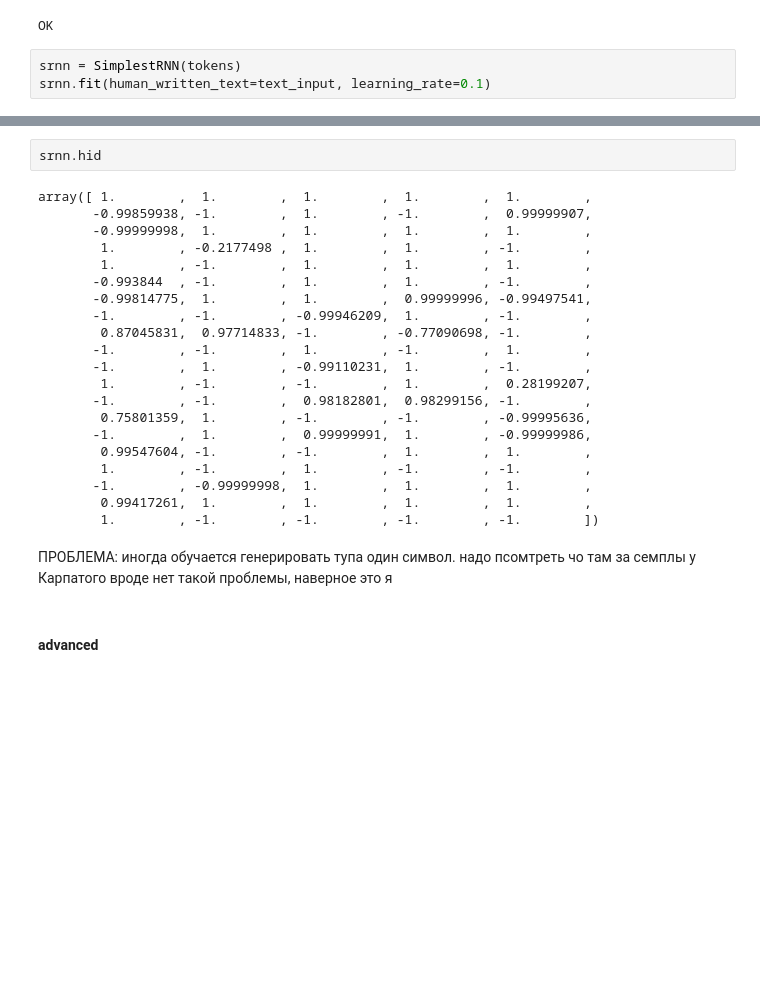
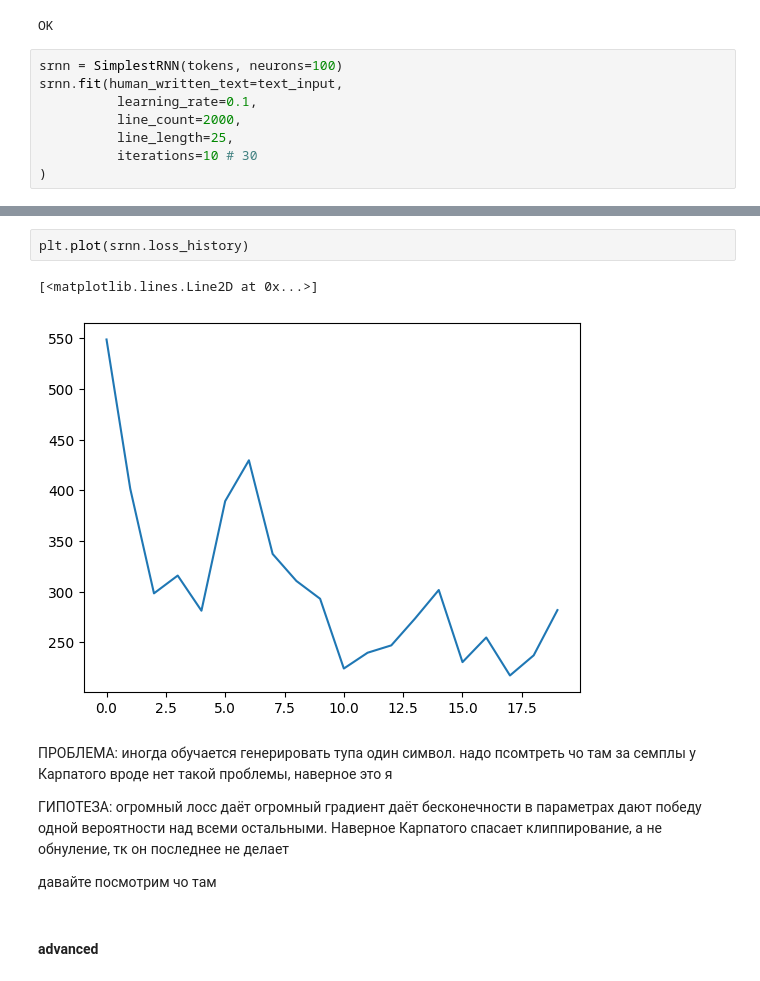
Before and after one commit to IgorZhiltsoff/ml-course, a Jupyter notebook: homeworks/hw3/assgn.ipynb, the cells around one changed output, grey strips where cells are left out. Cells and saved outputs as stored; diff of their text form; blank space fills up the shorter version.

```diff
--- a/homeworks/hw3/assgn.ipynb
+++ b/homeworks/hw3/assgn.ipynb
@@ -310,6 +376,11 @@ print("OK")
 # %% [output]
 OK
 # %%
-srnn = SimplestRNN(tokens)
-srnn.fit(human_written_text=text_input, learning_rate=0.1)
+srnn = SimplestRNN(tokens, neurons=100)
+srnn.fit(human_written_text=text_input,
+          learning_rate=0.1,
+          line_count=2000,
+          line_length=25,
+          iterations=10 # 30
+)
 # %% [output]
@@ -365,29 +443,15 @@ print(''.join(srnn.generate("энцефалит")))
-# %%
-srnn.hid
-# %% [output]
-array([ 1.        ,  1.        ,  1.        ,  1.        ,  1.        ,
-       -0.99859938, -1.        ,  1.        , -1.        ,  0.99999907,
-       -0.99999998,  1.        ,  1.        ,  1.        ,  1.        ,
-        1.        , -0.2177498 ,  1.        ,  1.        , -1.        ,
-        1.        , -1.        ,  1.        ,  1.        ,  1.        ,
-       -0.993844  , -1.        ,  1.        ,  1.        , -1.        ,
-       -0.99814775,  1.        ,  1.        ,  0.99999996, -0.99497541,
-       -1.        , -1.        , -0.99946209,  1.        , -1.        ,
-        0.87045831,  0.97714833, -1.        , -0.77090698, -1.        ,
-       -1.        , -1.        ,  1.        , -1.        ,  1.        ,
-       -1.        ,  1.        , -0.99110231,  1.        , -1.        ,
-        1.        , -1.        , -1.        ,  1.        ,  0.28199207,
-       -1.        , -1.        ,  0.98182801,  0.98299156, -1.        ,
-        0.75801359,  1.        , -1.        , -1.        , -0.99995636,
-       -1.        ,  1.        ,  0.99999991,  1.        , -0.99999986,
-        0.99547604, -1.        , -1.        ,  1.        ,  1.        ,
-        1.        , -1.        ,  1.        , -1.        , -1.        ,
-       -1.        , -0.99999998,  1.        ,  1.        ,  1.        ,
-        0.99417261,  1.        ,  1.        ,  1.        ,  1.        ,
-        1.        , -1.        , -1.        , -1.        , -1.        ])
+# %%
+plt.plot(srnn.loss_history)
+# %% [output]
+[<matplotlib.lines.Line2D at 0x...>]
+[figure, added]
 # %% [markdown]
 ПРОБЛЕМА: иногда обучается генерировать тупа один символ. надо псомтреть чо там за семплы
 у Карпатого вроде нет такой проблемы, наверное это я
+
+ГИПОТЕЗА: огромный лосс даёт огромный градиент даёт бесконечности в параметрах дают победу одной вероятности над всеми остальными. Наверное Карпатого спасает клиппирование, а не обнуление, тк он последнее не делает
+
+давайте посмотрим чо там
 # %% [markdown]
 #### advanced
 # %%
```
Also changed, not shown: parts of 15 cells of this notebook, 1 other file.
